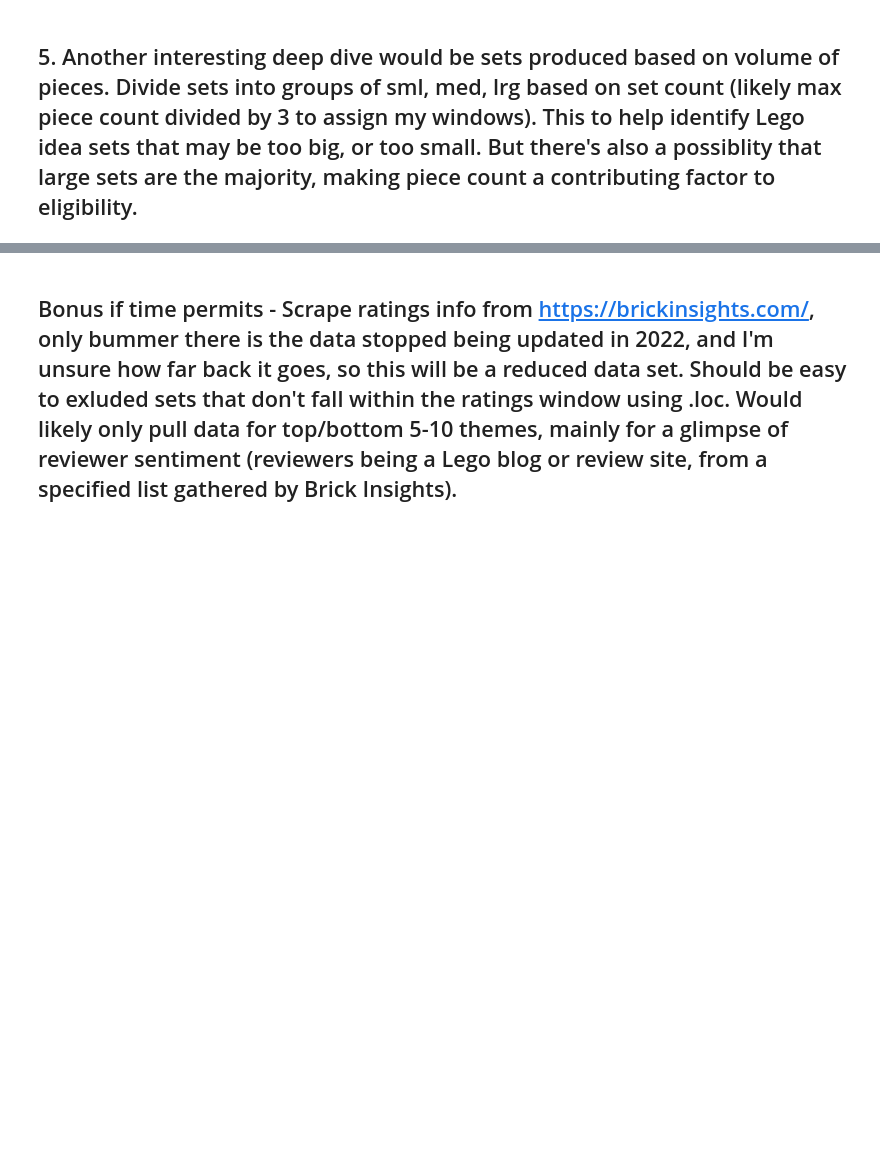
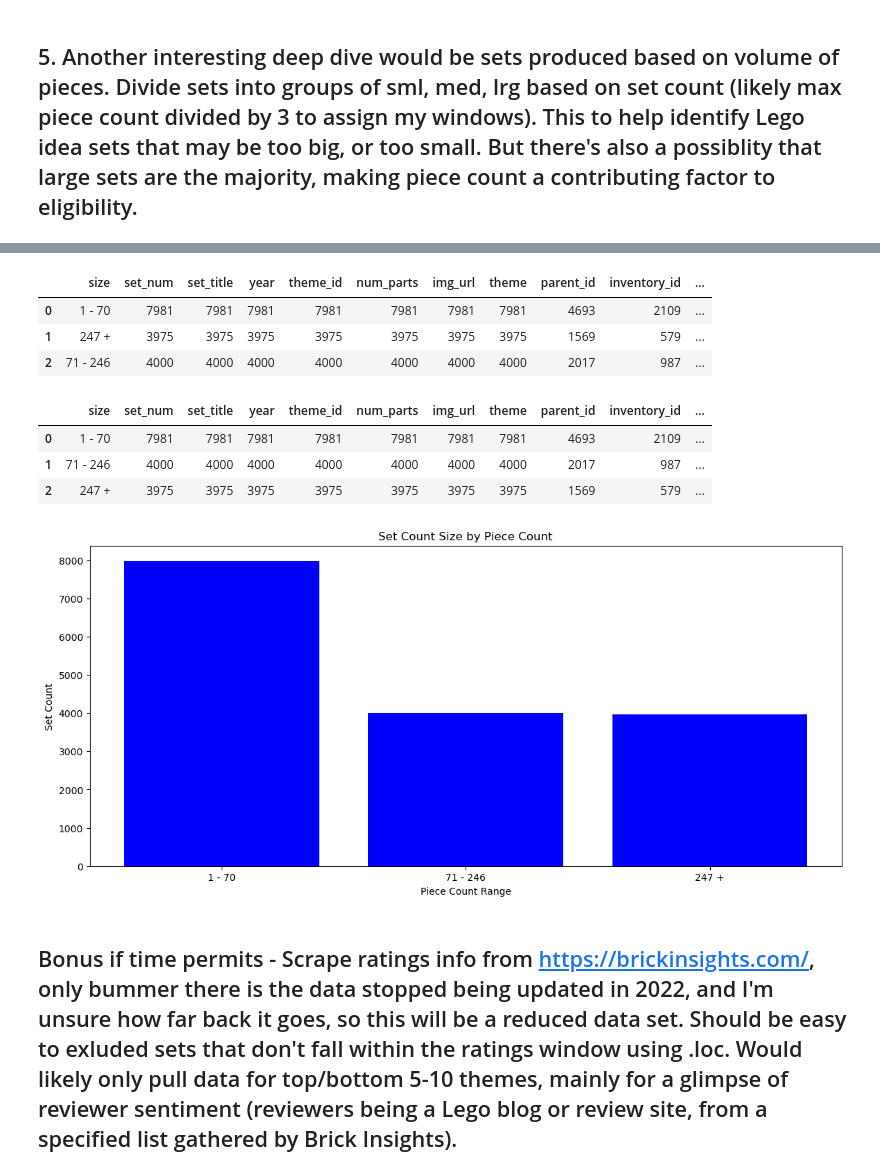
Before and after one commit to david423br/david-ruiz-capstone-ddr14, a Jupyter notebook: notebook/Lego_Capstone.ipynb, the cells around one changed output, grey strips where cells are left out. Cells and saved outputs as stored; diff of their text form; code cells hidden in the pictures; blank space fills up the shorter version.

```diff
--- a/notebook/Lego_Capstone.ipynb
+++ b/notebook/Lego_Capstone.ipynb
@@ -486,0 +537,9 @@ plt.show()
+# %%
+for ind, row in story_1_df.iterrows():
+    if row.num_parts == row.num_parts < 71:
+        story_1_df.loc[ind, 'size'] = '1 - 70'
+    elif row.num_parts == row.num_parts > 246:
+        story_1_df.loc[ind, 'size'] = '247 +'
+    else: story_1_df.loc[ind, 'size'] = '71 - 246'
+
+story_1_df
@@ -486,0 +560,30 @@ plt.show()
+# %%
+size_df = story_1_df.groupby('size').count().sort_values('size').reset_index()
+size_df
+# %% [output]
+|  | size | set_num | set_title | year | theme_id | num_parts | img_url | theme | parent_id | inventory_id | ... |
+| 0 | 1 - 70 | 7981 | 7981 | 7981 | 7981 | 7981 | 7981 | 7981 | 4693 | 2109 | ... |
+| 1 | 247 + | 3975 | 3975 | 3975 | 3975 | 3975 | 3975 | 3975 | 1569 | 579 | ... |
+| 2 | 71 - 246 | 4000 | 4000 | 4000 | 4000 | 4000 | 4000 | 4000 | 2017 | 987 | ... |
+# %%
+new_order = [0, 2, 1]
+
+size_df = size_df.reindex(new_order).reset_index(drop=True)
+
+size_df
+# %% [output]
+|  | size | set_num | set_title | year | theme_id | num_parts | img_url | theme | parent_id | inventory_id | ... |
+| 0 | 1 - 70 | 7981 | 7981 | 7981 | 7981 | 7981 | 7981 | 7981 | 4693 | 2109 | ... |
+| 1 | 71 - 246 | 4000 | 4000 | 4000 | 4000 | 4000 | 4000 | 4000 | 2017 | 987 | ... |
+| 2 | 247 + | 3975 | 3975 | 3975 | 3975 | 3975 | 3975 | 3975 | 1569 | 579 | ... |
+# %%
+plt.figure(figsize=(14, 6))
+plt.bar(size_df['size'], size_df.set_num, color="blue")
+plt.ylabel("Set Count")
+plt.xlabel("Piece Count Range")
+plt.title("Set Count Size by Piece Count")
+# plt.xticks(rotation=25, ha = 'right')
+plt.savefig('count_by_size.png', bbox_inches = 'tight', transparent=True)
+plt.show()
+# %% [output]
+[figure, added]
```
Also changed, not shown: parts of 29 cells of this notebook, 7 other files.
